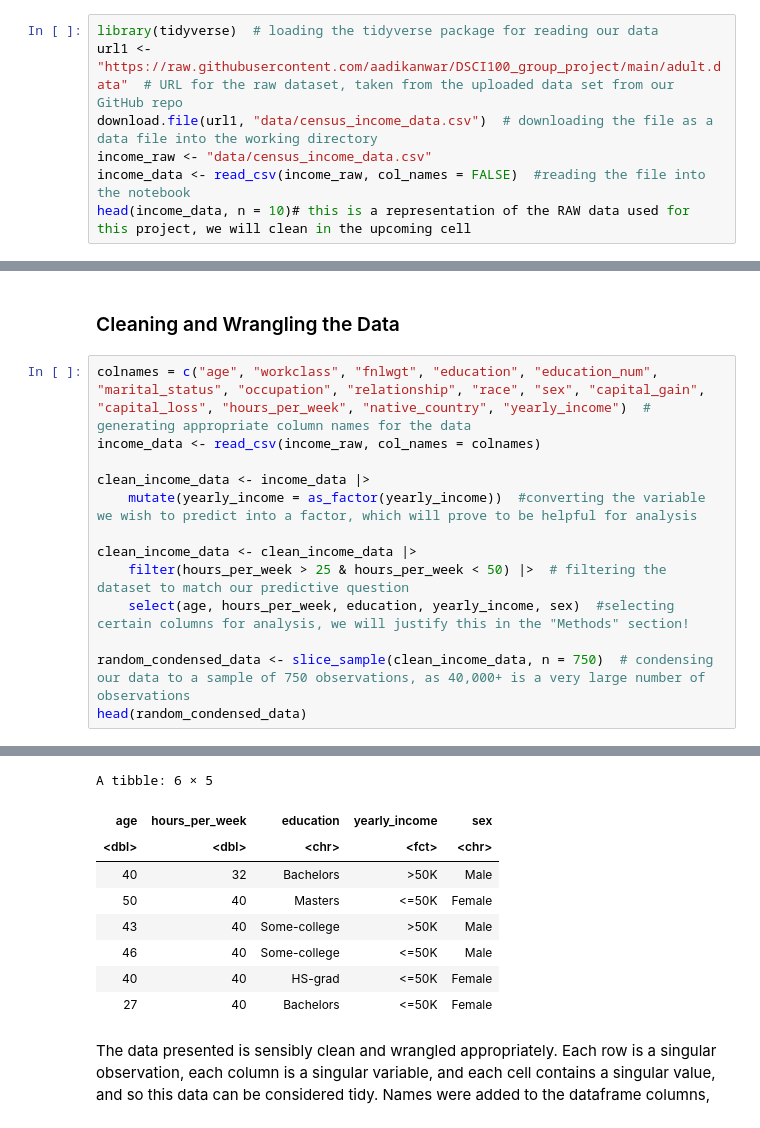
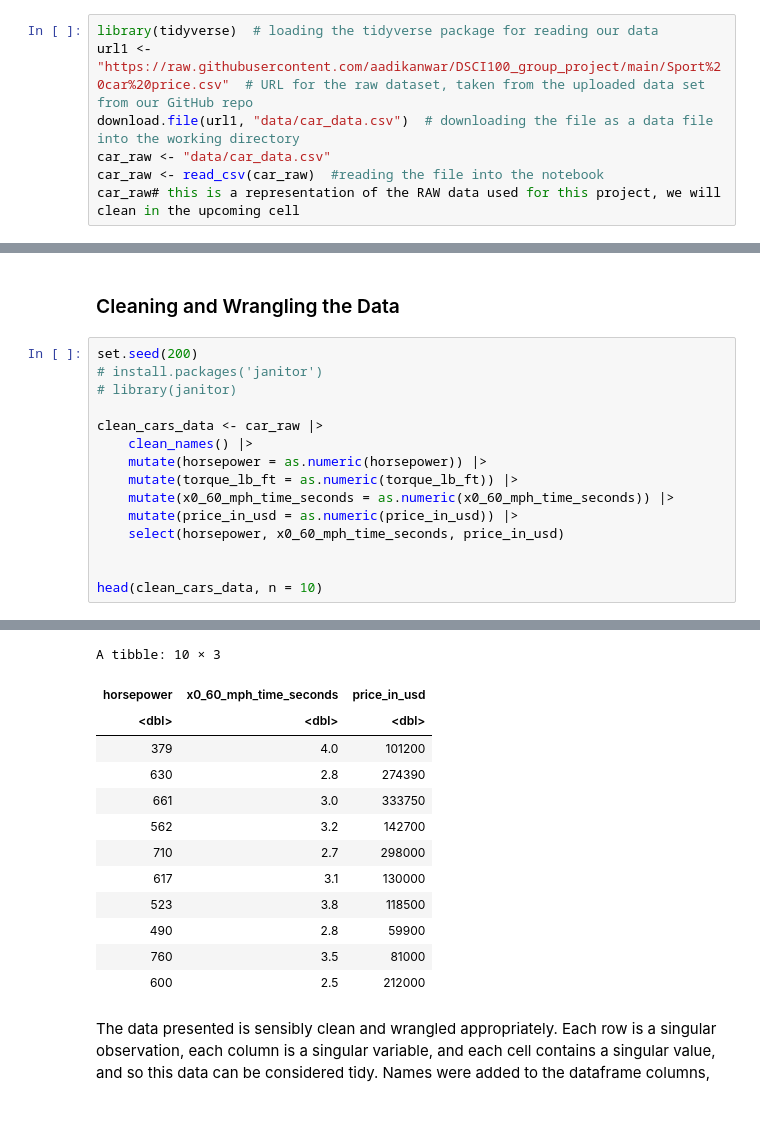
Before and after one commit to aadikanwar/DSCI100_group_project, a Jupyter notebook: group_project_proposal.ipynb, the cells around one changed output, grey strips where cells are left out. Cells and saved outputs as stored; diff of their text form.

```diff
--- a/group_project_proposal.ipynb
+++ b/group_project_proposal.ipynb
@@ -13,8 +13,8 @@ Yearly income is often thought to be heavily attributed to one's level of educat
 # %%
 library(tidyverse)  # loading the tidyverse package for reading our data
-url1 <- "https://raw.githubusercontent.com/aadikanwar/DSCI100_group_project/main/adult.data"  # URL for the raw dataset, taken from the uploaded data set from our GitHub repo
-download.file(url1, "data/census_income_data.csv")  # downloading the file as a data file into the working directory
-income_raw <- "data/census_income_data.csv"
-income_data <- read_csv(income_raw, col_names = FALSE)  #reading the file into the notebook
-head(income_data, n = 10)# this is a representation of the RAW data used for this project, we will clean in the upcoming cell
+url1 <- "https://raw.githubusercontent.com/aadikanwar/DSCI100_group_project/main/Sport%20car%20price.csv"  # URL for the raw dataset, taken from the uploaded data set from our GitHub repo
+download.file(url1, "data/car_data.csv")  # downloading the file as a data file into the working directory
+car_raw <- "data/car_data.csv"
+car_raw <- read_csv(car_raw)  #reading the file into the notebook
+car_raw# this is a representation of the RAW data used for this project, we will clean in the upcoming cell
 # %% [output]
@@ -42,16 +49,18 @@ A tibble: 10 × 15
 # %% [markdown]
 ### Cleaning and Wrangling the Data
 # %%
-colnames = c("age", "workclass", "fnlwgt", "education", "education_num", "marital_status", "occupation", "relationship", "race", "sex", "capital_gain", "capital_loss", "hours_per_week", "native_country", "yearly_income")  # generating appropriate column names for the data
-income_data <- read_csv(income_raw, col_names = colnames)
+set.seed(200)
+# install.packages('janitor')
+# library(janitor)
 
-clean_income_data <- income_data |>
-    mutate(yearly_income = as_factor(yearly_income))  #converting the variable we wish to predict into a factor, which will prove to be helpful for analysis
+clean_cars_data <- car_raw |>
+    clean_names() |>
+    mutate(horsepower = as.numeric(horsepower)) |>
+    mutate(torque_lb_ft = as.numeric(torque_lb_ft)) |>
+    mutate(x0_60_mph_time_seconds = as.numeric(x0_60_mph_time_seconds)) |>
+    mutate(price_in_usd = as.numeric(price_in_usd)) |>
+    select(horsepower, x0_60_mph_time_seconds, price_in_usd)
 
-clean_income_data <- clean_income_data |>
-    filter(hours_per_week > 25 & hours_per_week < 50) |>  # filtering the dataset to match our predictive question
-    select(age, hours_per_week, education, yearly_income, sex)  #selecting certain columns for analysis, we will justify this in the "Methods" section!
 
-random_condensed_data <- slice_sample(clean_income_data, n = 750)  # condensing our data to a sample of 750 observations, as 40,000+ is a very large number of observations
-head(random_condensed_data)
+head(clean_cars_data, n = 10)
 # %% [output]
@@ -66,12 +82,16 @@ dbl (6): age, fnlwgt, education_num, capital_gain, capital_loss, hours_per_week
-A tibble: 6 × 5
+A tibble: 10 × 3
-| age | hours_per_week | education | yearly_income | sex |
-| <dbl> | <dbl> | <chr> | <fct> | <chr> |
-| 40 | 32 | Bachelors | >50K | Male |
-| 50 | 40 | Masters | <=50K | Female |
-| 43 | 40 | Some-college | >50K | Male |
-| 46 | 40 | Some-college | <=50K | Male |
-| 40 | 40 | HS-grad | <=50K | Female |
-| 27 | 40 | Bachelors | <=50K | Female |
+| horsepower | x0_60_mph_time_seconds | price_in_usd |
+| <dbl> | <dbl> | <dbl> |
+| 379 | 4.0 | 101200 |
+| 630 | 2.8 | 274390 |
+| 661 | 3.0 | 333750 |
+| 562 | 3.2 | 142700 |
+| 710 | 2.7 | 298000 |
+| 617 | 3.1 | 130000 |
+| 523 | 3.8 | 118500 |
+| 490 | 2.8 | 59900 |
+| 760 | 3.5 | 81000 |
+| 600 | 2.5 | 212000 |
 # %% [markdown]
 The data presented is sensibly clean and wrangled appropriately. Each row is a singular observation, each column is a singular variable, and each cell contains a singular value, and so this data can be considered tidy. Names were added to the dataframe columns,
 # %% [markdown]
```
Also changed, not shown: parts of 8 cells of this notebook.
